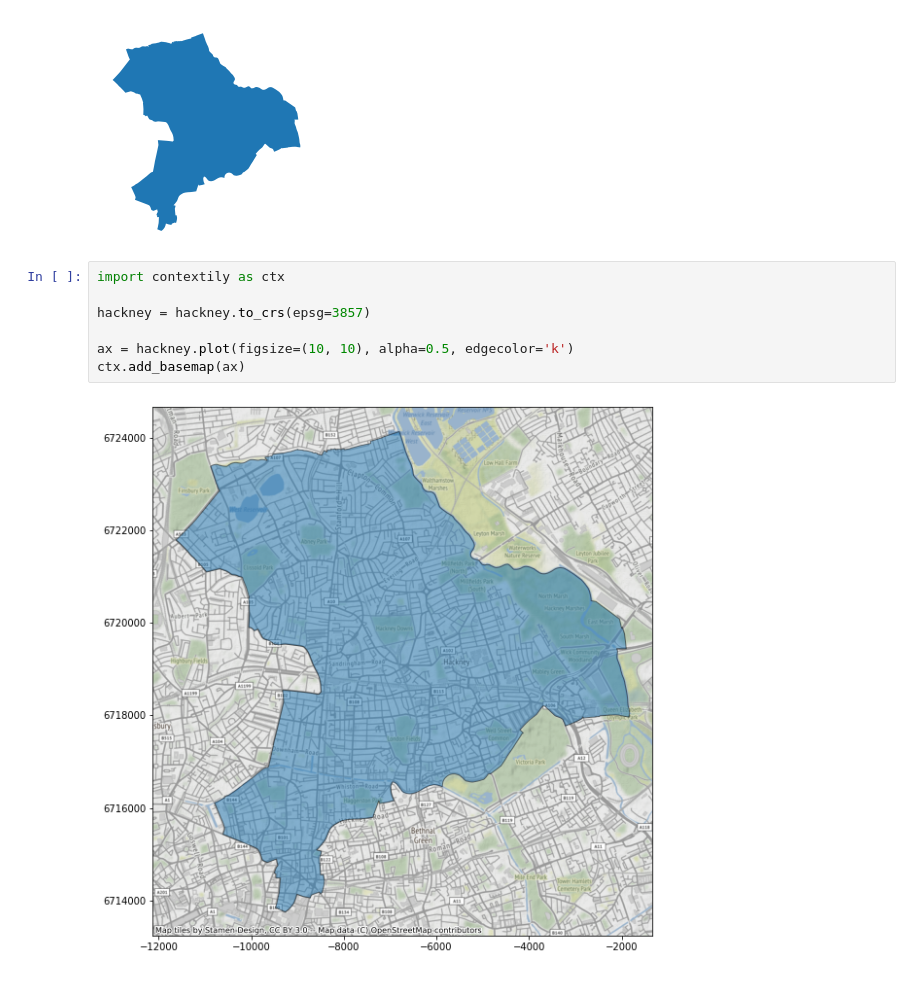
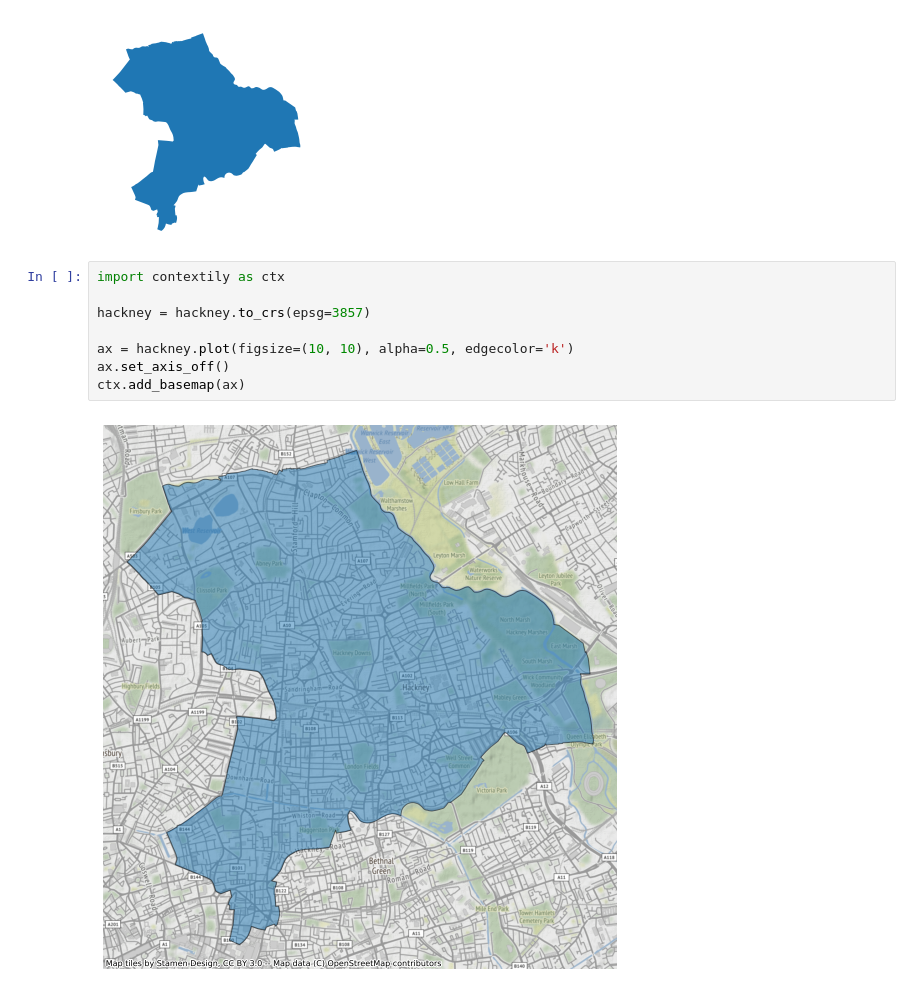
Before and after one commit to jdzool/covid-19-eda, a Jupyter notebook: example_uk_mapping.ipynb, the cells around one changed output. Cells and saved outputs as stored; diff of their text form.

```diff
--- a/example_uk_mapping.ipynb
+++ b/example_uk_mapping.ipynb
@@ -39,9 +47,10 @@ plt.show()
 # %%
 import contextily as ctx
 
 hackney = hackney.to_crs(epsg=3857)
 
 ax = hackney.plot(figsize=(10, 10), alpha=0.5, edgecolor='k')
+ax.set_axis_off()
 ctx.add_basemap(ax)
 # %% [output]
-[figure, old version]
+[figure, new version]
```
Also changed, not shown: parts of 3 cells of this notebook.
